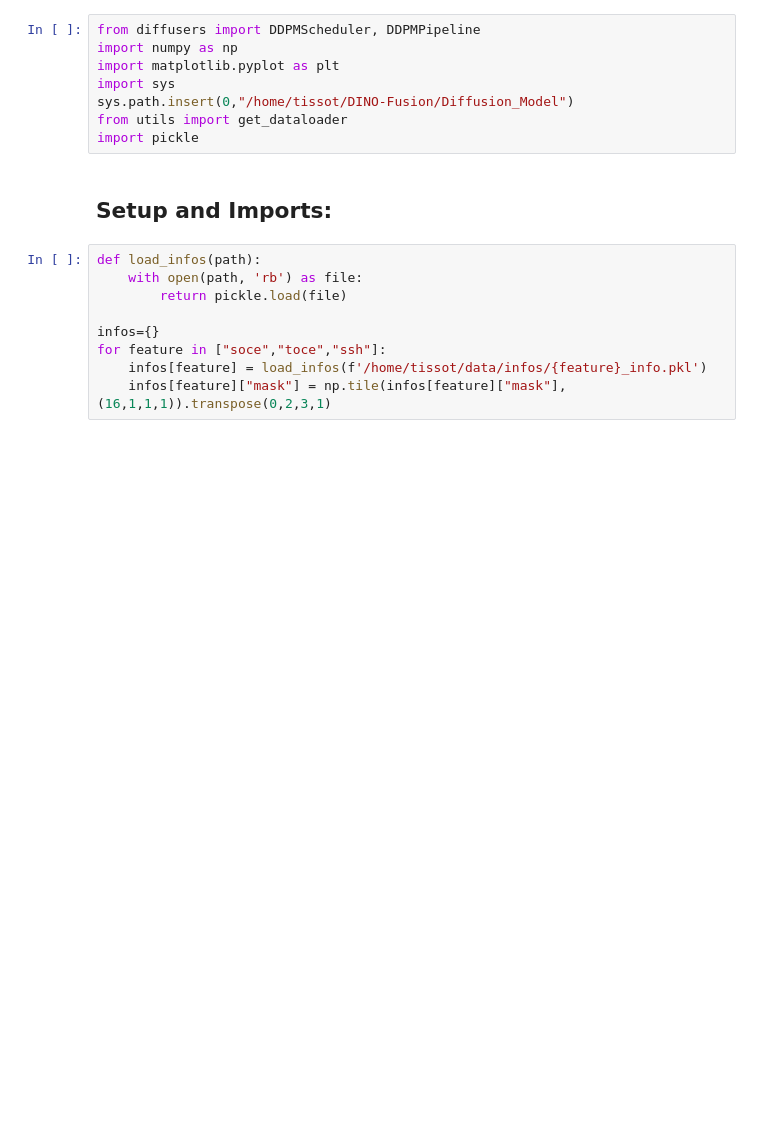
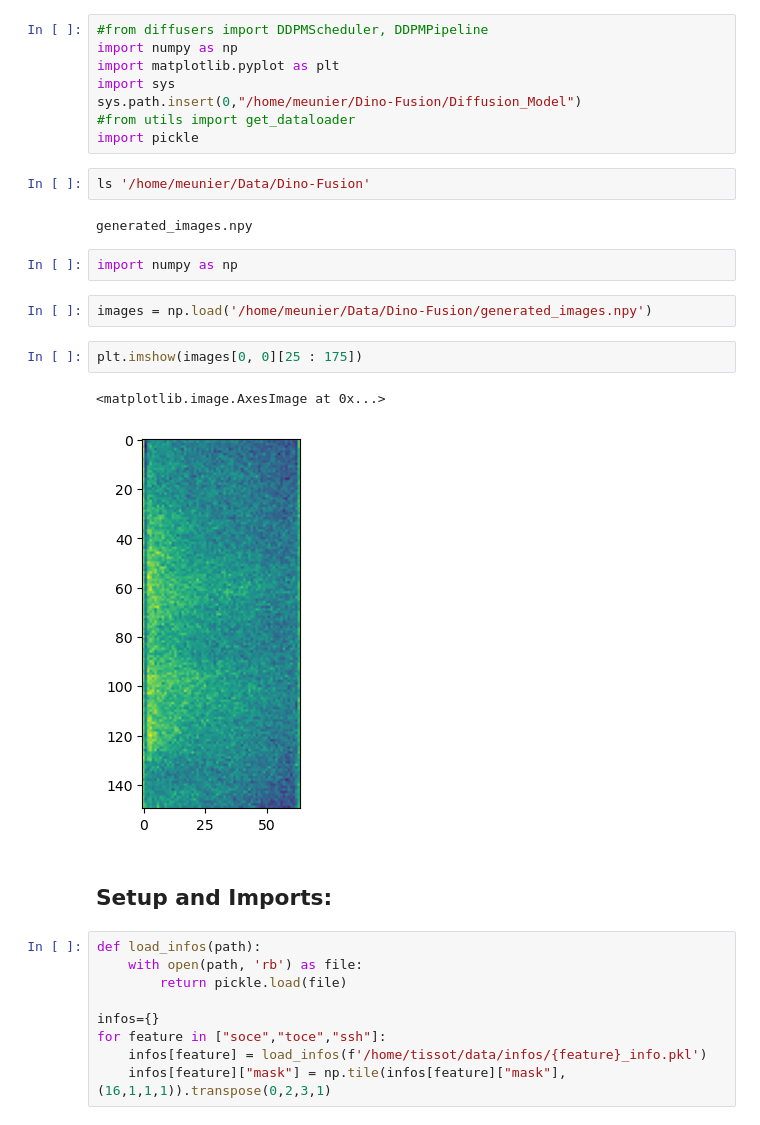
Before and after one commit to Etienne-Meunier/DINO-Fusion, a Jupyter notebook: Diffusion_Model/notebooks/predictions_analysis.ipynb, the cells around one changed output. Saved outputs shown, nothing was run; the diff lists cells and outputs as text; blank space fills up the shorter version.

Commit message:
Diffusion fixing clip + image generation

```diff
--- a/Diffusion_Model/notebooks/predictions_analysis.ipynb
+++ b/Diffusion_Model/notebooks/predictions_analysis.ipynb
@@ -1,11 +1,24 @@
 # %%
-from diffusers import DDPMScheduler, DDPMPipeline
+#from diffusers import DDPMScheduler, DDPMPipeline
 import numpy as np
 import matplotlib.pyplot as plt
 import sys
-sys.path.insert(0,"/home/tissot/DINO-Fusion/Diffusion_Model")
-from utils import get_dataloader
+sys.path.insert(0,"/home/meunier/Dino-Fusion/Diffusion_Model")
+#from utils import get_dataloader
 import pickle
+# %%
+ls '/home/meunier/Data/Dino-Fusion'
+# %% [output]
+generated_images.npy
+# %%
+import numpy as np
+# %%
+images = np.load('/home/meunier/Data/Dino-Fusion/generated_images.npy')
+# %%
+plt.imshow(images[0, 0][25 : 175])
+# %% [output]
+<matplotlib.image.AxesImage at 0x...>
+[figure, added]
 # %% [markdown]
 ## Setup and Imports:
 # %%
```
Also changed, not shown: parts of 1 cell of this notebook, 8 other files.
